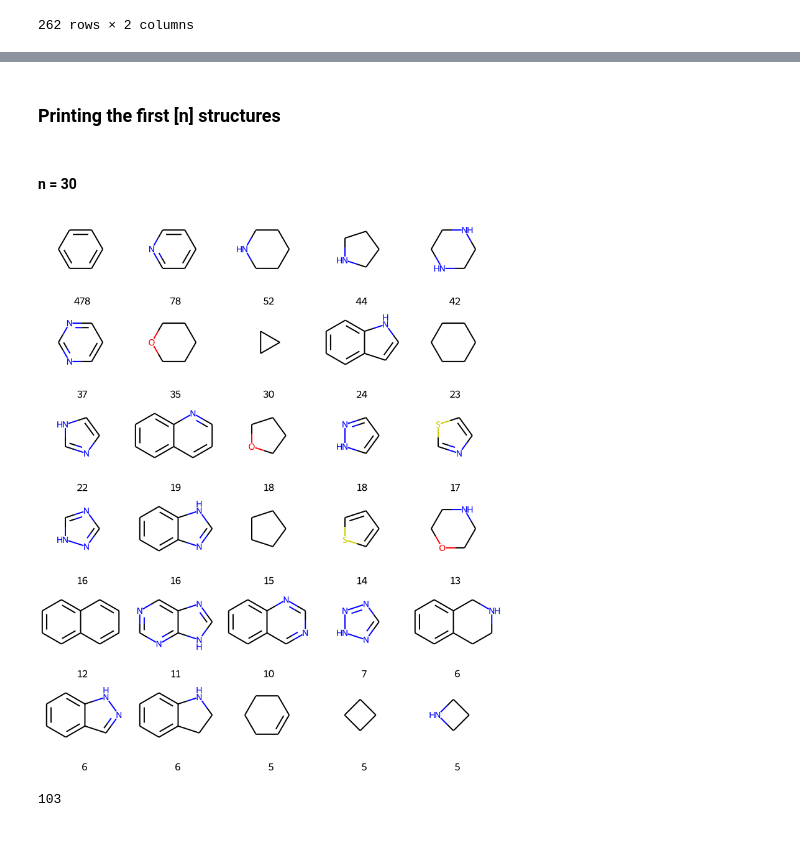
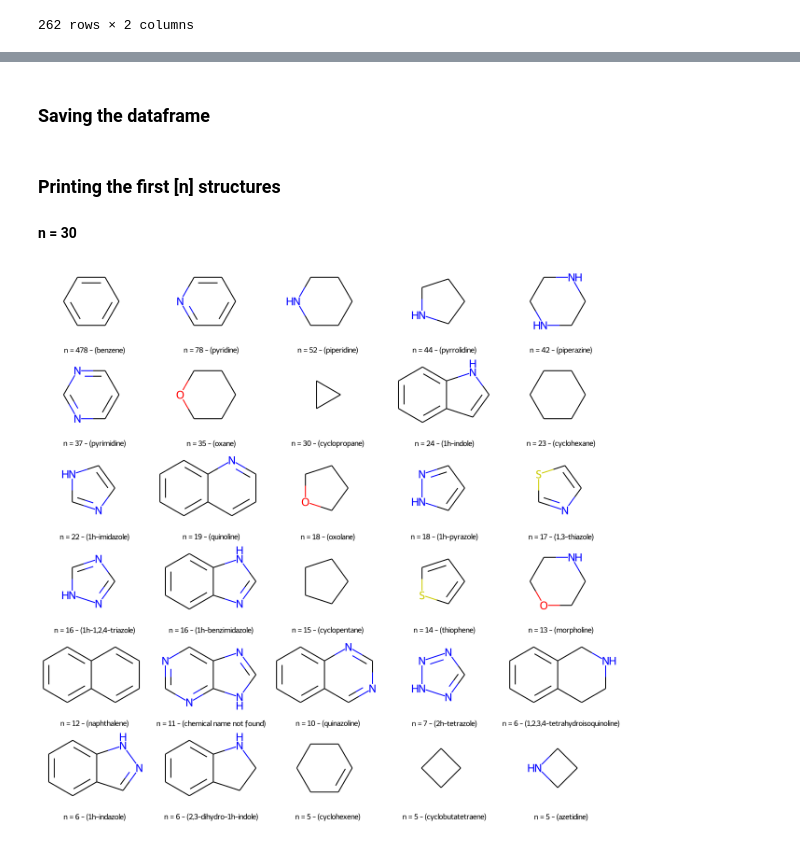
Before and after one commit to arturcgs/lipinski-analysis, a Jupyter notebook: jupyter_notebooks/9_study_of_rings.ipynb, the cells around one changed output, grey strips where cells are left out. Drawn from its saved outputs; the diff is of its cells as text; code cells hidden in the pictures.

Commit message:
ring exploration reanalysis

```diff
--- a/jupyter_notebooks/9_study_of_rings.ipynb
+++ b/jupyter_notebooks/9_study_of_rings.ipynb
@@ -215,0 +240,18 @@ rings_df
+# %%
+CACTUS_END = 'https://cactus.nci.nih.gov/chemical/structure/'
+
+def get_chemical_name(SMILES) -> str:
+    """
+    Function to retrieve the chemical name of a structure from SMILES
+    """
+    names_request = f'{CACTUS_END}{SMILES}/names'
+    response = requests.get(names_request)
+    first_name = response.text.split('\n')[0].lower()
+
+    if '<h1>' in first_name:
+        first_name = "chemical name not found"
+
+    return first_name
+# %%
+rings_df['chemical_name'] = rings_df.SMILES.apply(get_chemical_name)
+rings_df
@@ -215,0 +272,2 @@ rings_df
+# %% [markdown]
+### Saving the dataframe
@@ -216,19 +276,11 @@ rings_df
 # %% [markdown]
 ### Printing the first [n] structures
+#### n = 30
-# %% [markdown]
-#### n = 30
 # %%
 # n most frequent rings in the dataset
 mol_rings = [Chem.MolFromSmiles(SMILES) for SMILES in list(rings_df.SMILES)[0:30]]
-legends = [str(number) for number in list(rings_df.n)]
-d = Draw.MolsToGridImage(mol_rings, legends=legends, molsPerRow=5, maxMols=300, subImgSize=(150,150))
+legends = [f'n = {str(number)} - ({str(name)})' for number, name in zip(list(rings_df.n),list(rings_df.chemical_name))]
+d = Draw.MolsToGridImage(mol_rings, legends=legends, molsPerRow=5, maxMols=300, subImgSize=(250,200))
 d
 # %% [output]
-[figure, old version]
+[figure, new version]
-# %%
-# testing and trying some stuff
-from math import log10
-rings_df['log_f'] = rings_df.n.apply(lambda x: round(log10(x),2))
-sum(rings_df.log_f > 0)
-# %% [output]
-103
```
Also changed, not shown: parts of 21 cells of this notebook, 2 other files.
